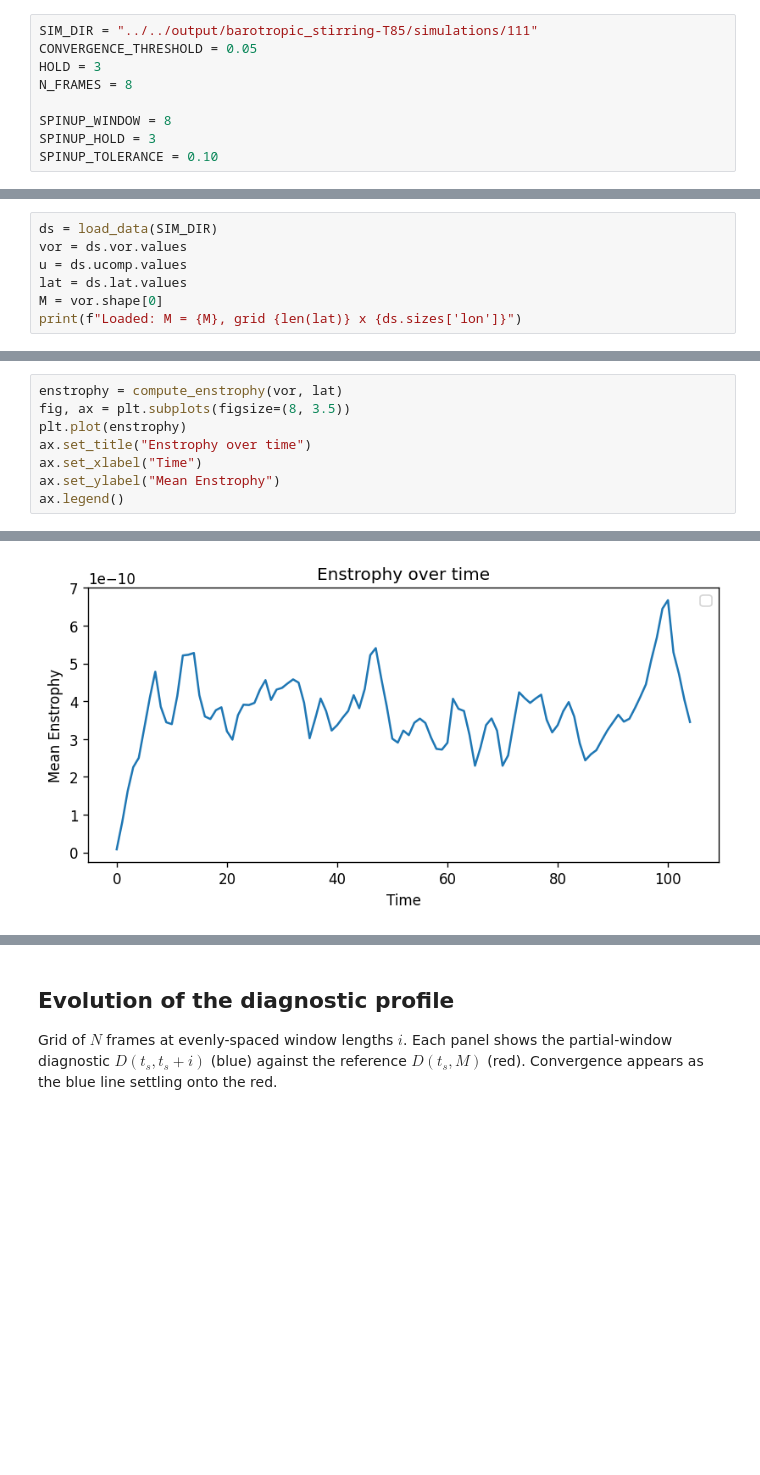
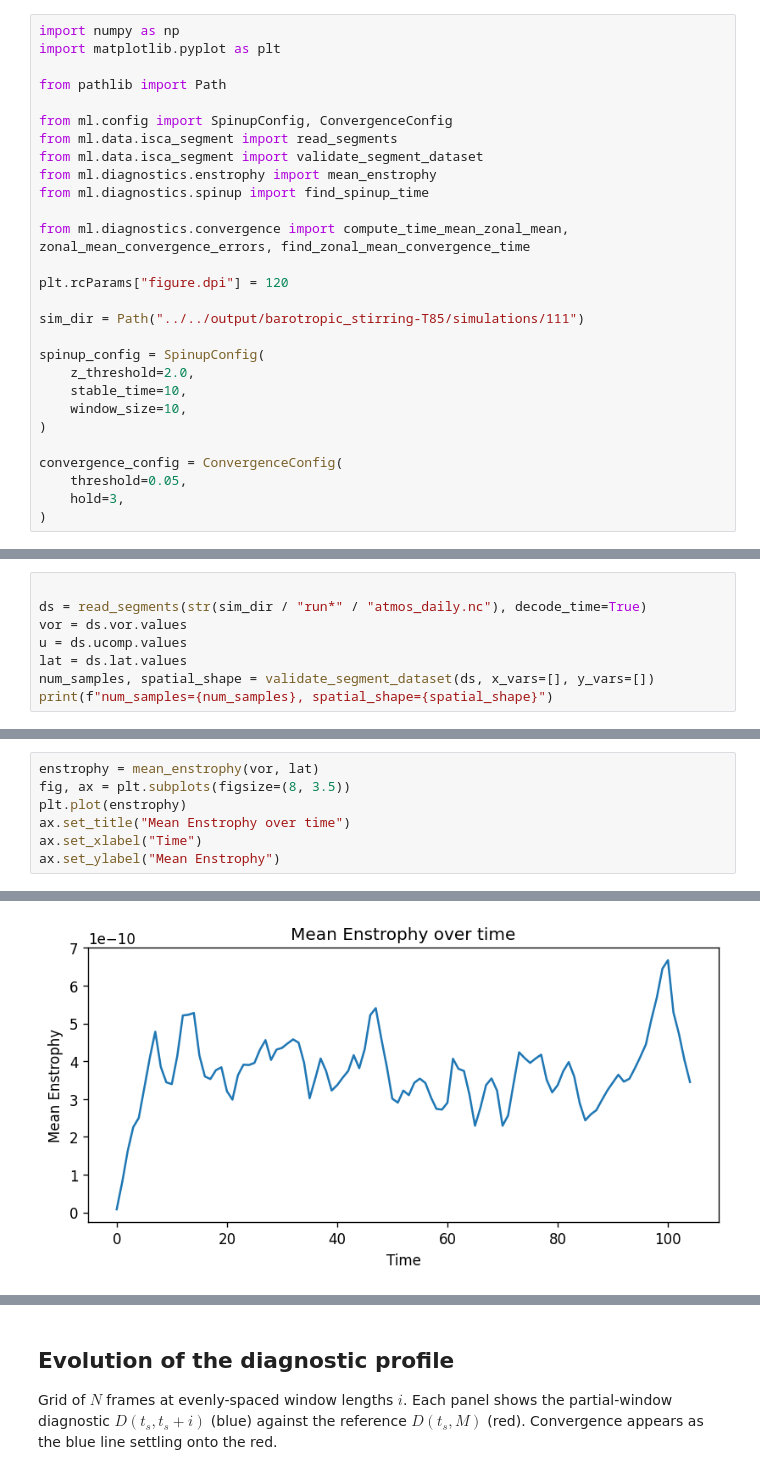
Before and after one commit to tglanz/climatology, a Jupyter notebook: ml/notebooks/enstrophy_convergence.ipynb, the cells around one changed output, grey strips where cells are left out. Saved outputs shown, nothing was run; the diff lists cells and outputs as text; blank space fills up the shorter version.

```diff
--- a/ml/notebooks/enstrophy_convergence.ipynb
+++ b/ml/notebooks/enstrophy_convergence.ipynb
@@ -7,9 +3,28 @@ All computations come from `ml.diagnostics`: `compute_enstrophy`, `find_spinup_t
 # %%
-SIM_DIR = "../../output/barotropic_stirring-T85/simulations/111"
-CONVERGENCE_THRESHOLD = 0.05
-HOLD = 3
-N_FRAMES = 8
+import numpy as np
+import matplotlib.pyplot as plt
 
-SPINUP_WINDOW = 8
-SPINUP_HOLD = 3
-SPINUP_TOLERANCE = 0.10
+from pathlib import Path
+
+from ml.config import SpinupConfig, ConvergenceConfig
+from ml.data.isca_segment import read_segments
+from ml.data.isca_segment import validate_segment_dataset
+from ml.diagnostics.enstrophy import mean_enstrophy
+from ml.diagnostics.spinup import find_spinup_time
+
+from ml.diagnostics.convergence import compute_time_mean_zonal_mean, zonal_mean_convergence_errors, find_zonal_mean_convergence_time
+
+plt.rcParams["figure.dpi"] = 120
+
+sim_dir = Path("../../output/barotropic_stirring-T85/simulations/111")
+
+spinup_config = SpinupConfig(
+    z_threshold=2.0,
+    stable_time=10,
+    window_size=10,
+)
+
+convergence_config = ConvergenceConfig(
+    threshold=0.05,
+    hold=3,
+)
@@ -30,8 +31,9 @@ from ml.diagnostics import (
 # %%
-ds = load_data(SIM_DIR)
+
+ds = read_segments(str(sim_dir / "run*" / "atmos_daily.nc"), decode_time=True)
 vor = ds.vor.values
 u = ds.ucomp.values
 lat = ds.lat.values
-M = vor.shape[0]
-print(f"Loaded: M = {M}, grid {len(lat)} x {ds.sizes['lon']}")
+num_samples, spatial_shape = validate_segment_dataset(ds, x_vars=[], y_vars=[])
+print(f"num_samples={num_samples}, spatial_shape={spatial_shape}")
 # %% [output]
@@ -39,9 +41,8 @@ Loaded: M = 105, grid 128 x 256
 # %%
-enstrophy = compute_enstrophy(vor, lat)
+enstrophy = mean_enstrophy(vor, lat)
 fig, ax = plt.subplots(figsize=(8, 3.5))
 plt.plot(enstrophy)
-ax.set_title("Enstrophy over time")
+ax.set_title("Mean Enstrophy over time")
 ax.set_xlabel("Time")
 ax.set_ylabel("Mean Enstrophy")
-ax.legend()
 # %% [output]
@@ -49,2 +50,2 @@ ax.legend()
-[figure, old version]
+[figure, new version]
 # %%
```
Also changed, not shown: parts of 11 cells of this notebook, 9 other files.
